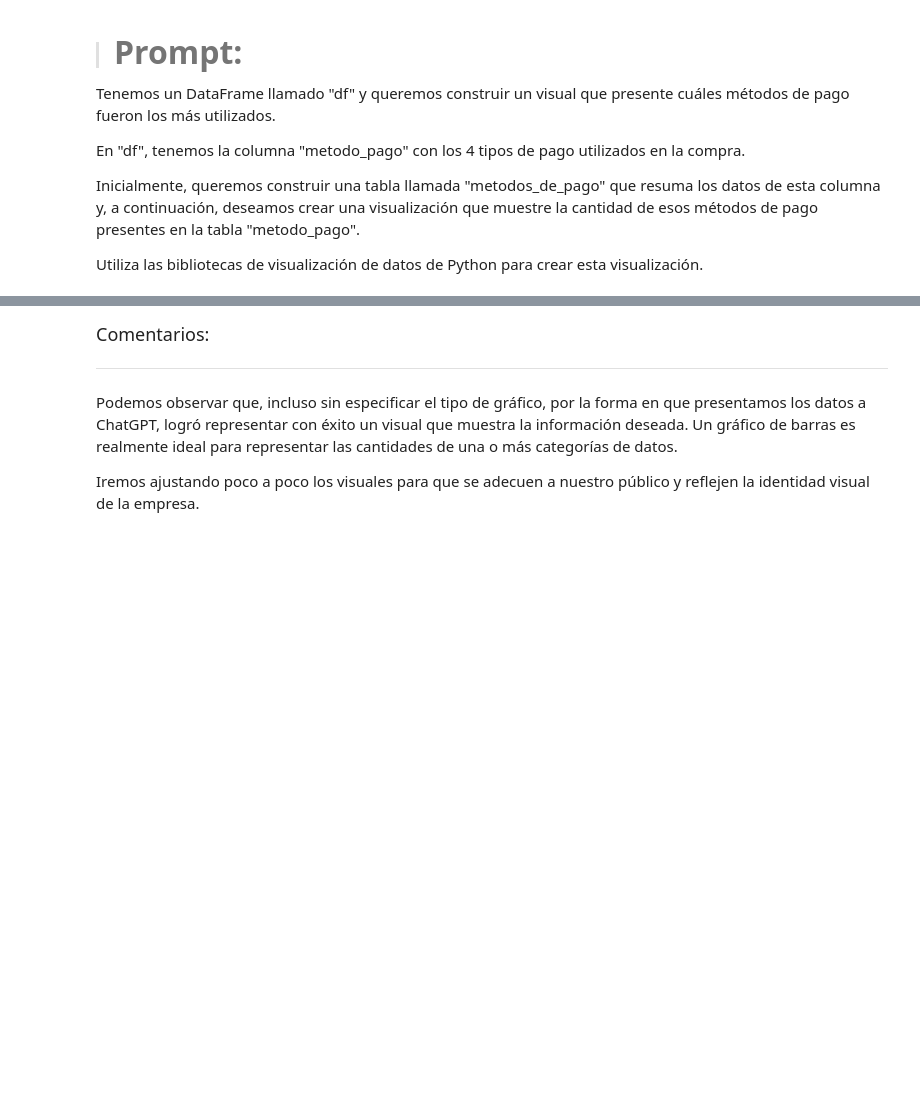
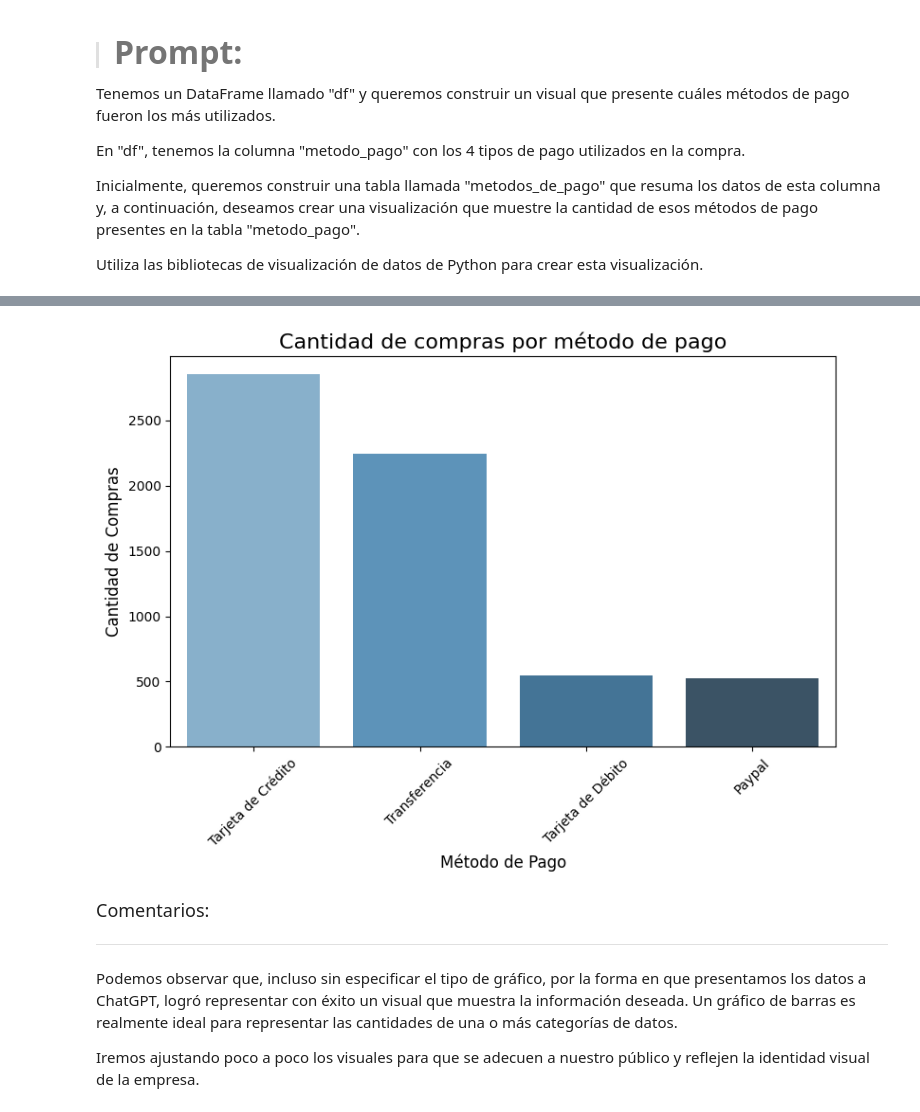
Before and after one commit to diego2003-her14/cursos-alura-ciencia-de-datos, a Jupyter notebook: IA_aplicada_a_ciencia_de_datos.ipynb, the cells around one changed output, grey strips where cells are left out. Cells and saved outputs as stored; diff of their text form; code cells hidden in the pictures; blank space fills up the shorter version.

```diff
--- a/IA_aplicada_a_ciencia_de_datos.ipynb
+++ b/IA_aplicada_a_ciencia_de_datos.ipynb
@@ -563,3 +563,13 @@ En "df", tenemos la columna "metodo_pago" con los 4 tipos de pago utilizados en
 Inicialmente, queremos construir una tabla llamada "metodos_de_pago" que resuma los datos de esta columna y, a continuación, deseamos crear una visualización que muestre la cantidad de esos métodos de pago presentes en la tabla "metodo_pago".
 
 Utiliza las bibliotecas de visualización de datos de Python para crear esta visualización.
+# %%
+import pandas as pd
+import matplotlib.pyplot as plt
+import seaborn as sns
+
+# Crear tabla de resumen con el conteo de cada método de pago
+metodos_de_pago = df_completo['metodo_pago'].value_counts().reset_index()
+metodos_de_pago.columns = ['metodo_pago', 'cantidad']
+
+metodos_de_pago
@@ -566,3 +582,19 @@ Utiliza las bibliotecas de visualización de datos de Python para crear esta vis
+# %%
+# Visualización: gráfico de barras de métodos de pago más utilizados
+plt.figure(figsize=(8, 6))
+sns.barplot(data=metodos_de_pago, x='metodo_pago', y='cantidad', palette='Blues_d')
+
+# Añadir títulos y etiquetas
+plt.title('Cantidad de compras por método de pago', fontsize=16)
+plt.xlabel('Método de Pago', fontsize=12)
+plt.ylabel('Cantidad de Compras', fontsize=12)
+plt.xticks(rotation=45)
+plt.tight_layout()
+
+# Mostrar el gráfico
+plt.show()
+# %% [output]
+[figure, added]
 # %% [markdown]
 
 <font color="7b71ff" size=4> Comentarios: </font>
```
Also changed, not shown: parts of 15 cells of this notebook.
